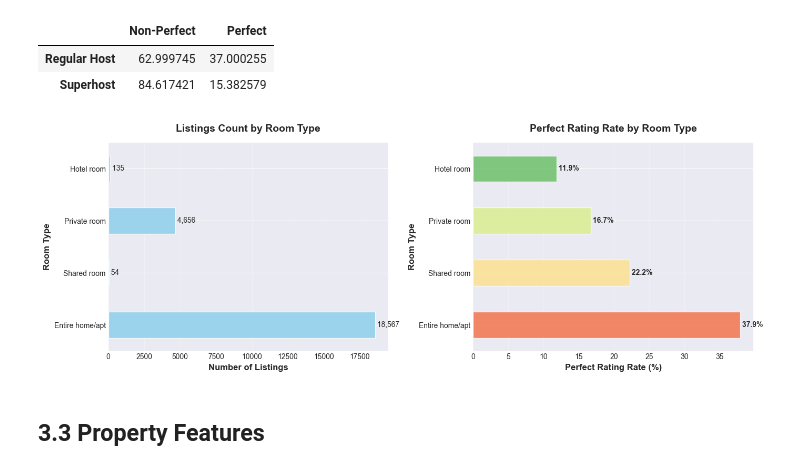
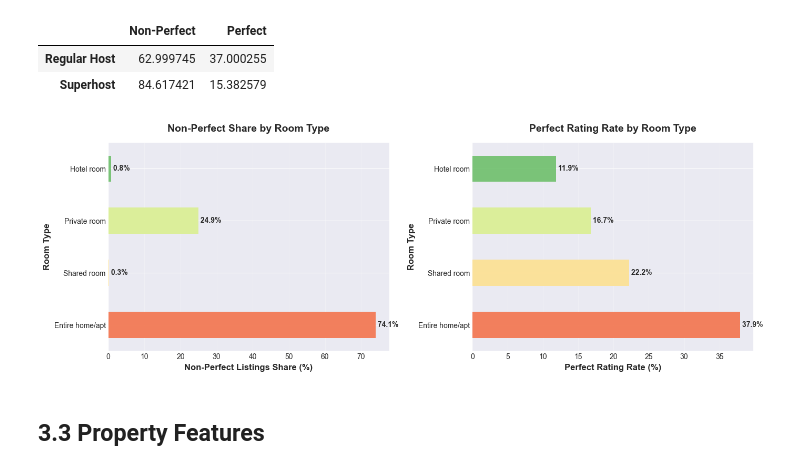
Before and after one commit to cccbbbaaaa/airbnb, a Jupyter notebook: src/dataset_overview_for_report/EDA_for_report.ipynb, the cells around one changed output. Saved outputs shown, nothing was run; the diff lists cells and outputs as text; code cells hidden in the pictures.

```diff
--- a/src/dataset_overview_for_report/EDA_for_report.ipynb
+++ b/src/dataset_overview_for_report/EDA_for_report.ipynb
@@ -1020,48 +1020,65 @@ crosstab_pct
 | Regular Host | 62.999745 | 37.000255 |
 | Superhost | 84.617421 | 15.382579 |
 # %%
-# Room type analysis
-df_room = df_merged[df_merged['review_scores_rating'].notna()].copy()
-df_room['is_perfect_rating'] = (df_room['review_scores_rating'] == THRESHOLD).astype(int)
+# Room type analysis / 房源类型分析
 
-room_rating = df_room.groupby('room_type').agg({
-    'is_perfect_rating': ['count', 'mean']
-})
-room_rating.columns = ['count', 'perfect_rating_rate']
-room_rating['perfect_rating_rate'] *= 100
-room_rating = room_rating.sort_values('perfect_rating_rate', ascending=False)
+if 'room_type' not in df_merged.columns or 'review_scores_rating' not in df_merged.columns:
+    print("⚠️ Columns 'room_type' or 'review_scores_rating' not found in df_merged.")
+else:
+    # 使用有评分的房源，方便统计完美/非完美指标
+    # Use listings with ratings for consistent metrics
+    df_with_rating = df_merged[df_merged['review_scores_rating'].notna()].copy()
+    df_with_rating['is_perfect_rating'] = (df_with_rating['review_scores_rating'] == THRESHOLD).astype(int)
 
-# Visualize
-fig, axes = plt.subplots(1, 2, figsize=(14, 5))
+    # 非高分房源贡献占比：各房型对应的非高分 listing 数量占所有非高分 listing 的百分比
+    # Non-perfect share contributed by each room type
+    df_non_perfect = df_with_rating[df_with_rating['is_perfect_rating'] == 0].copy()
+    non_perfect_pct = df_non_perfect.groupby('room_type').size() / len(df_non_perfect) * 100
 
-# Count
-ax1 = axes[0]
-room_rating['count'].plot(kind='barh', ax=ax1, color='skyblue', alpha=0.8)
-ax1.set_xlabel('Number of Listings', fontsize=12, fontweight='bold')
-ax1.set_ylabel('Room Type', fontsize=12, fontweight='bold')
-ax1.set_title('Listings Count by Room Type', fontsize=14, fontweight='bold', pad=15)
-ax1.grid(axis='x', alpha=0.3)
+    # 完美评分率统计（沿用原定义）
+    room_rating = df_with_rating.groupby('room_type').agg({
+        'is_perfect_rating': ['count', 'mean']
+    })
+    room_rating.columns = ['count', 'perfect_rating_rate']
+    room_rating['perfect_rating_rate'] *= 100
+    room_rating = room_rating.sort_values('perfect_rating_rate', ascending=False)
 
-for i, v in enumerate(room_rating['count'].values):
-    ax1.text(v, i, f' {v:,.0f}', va='center', fontsize=10)
+    # 让左右两图顺序一致（都按完美评分率排序）
+    non_perfect_pct = non_perfect_pct.reindex(room_rating.index)
 
-# Perfect rating rate
-ax2 = axes[1]
-colors_room = sns.color_palette("RdYlGn", len(room_rating))
-room_rating['perfect_rating_rate'].plot(kind='barh', ax=ax2, color=colors_room, alpha=0.8)
-ax2.set_xlabel('Perfect Rating Rate (%)', fontsize=12, fontweight='bold')
-ax2.set_ylabel('Room Type', fontsize=12, fontweight='bold')
-ax2.set_title('Perfect Rating Rate by Room Type', fontsize=14, fontweight='bold', pad=15)
-ax2.grid(axis='x', alpha=0.3)
+    colors_room = sns.color_palette("RdYlGn", len(room_rating))
 
-for i, v in enumerate(room_rating['perfect_rating_rate'].values):
-    ax2.text(v, i, f' {v:.1f}%', va='center', fontsize=10, fontweight='bold')
+    # 可视化
+    fig, axes = plt.subplots(1, 2, figsize=(14, 5))
 
-plt.tight_layout()
-plt.savefig(output_dir / '8_room_type_analysis.png', dpi=300, bbox_inches='tight')
-plt.show()
+    # 左图：非高分占比（%）
+    ax1 = axes[0]
+    non_perfect_pct.plot(kind='barh', ax=ax1, color=colors_room, alpha=0.85)
+    ax1.set_xlabel('Non-Perfect Listings Share (%)', fontsize=12, fontweight='bold')
+    ax1.set_ylabel('Room Type', fontsize=12, fontweight='bold')
+    ax1.set_title('Non-Perfect Share by Room Type', fontsize=14, fontweight='bold', pad=15)
+    ax1.grid(axis='x', alpha=0.3)
+
+    for i, v in enumerate(non_perfect_pct.values):
+        value = 0 if pd.isna(v) else v
+        ax1.text(value, i, f' {value:.1f}%', va='center', fontsize=10, fontweight='bold')
+
+    # 右图：完美评分率（%）
+    ax2 = axes[1]
+    room_rating['perfect_rating_rate'].plot(kind='barh', ax=ax2, color=colors_room, alpha=0.85)
+    ax2.set_xlabel('Perfect Rating Rate (%)', fontsize=12, fontweight='bold')
+    ax2.set_ylabel('Room Type', fontsize=12, fontweight='bold')
+    ax2.set_title('Perfect Rating Rate by Room Type', fontsize=14, fontweight='bold', pad=15)
+    ax2.grid(axis='x', alpha=0.3)
+
+    for i, v in enumerate(room_rating['perfect_rating_rate'].values):
+        ax2.text(v, i, f' {v:.1f}%', va='center', fontsize=10, fontweight='bold')
+
+    plt.tight_layout()
+    plt.savefig(output_dir / '8_room_type_analysis.png', dpi=300, bbox_inches='tight')
+    plt.show()
 # %% [output]
-[figure, old version]
+[figure, new version]
 # %% [markdown]
 ## 3.3 Property Features
 # %%
```
Also changed, not shown: parts of 6 cells of this notebook, 11 other files.
